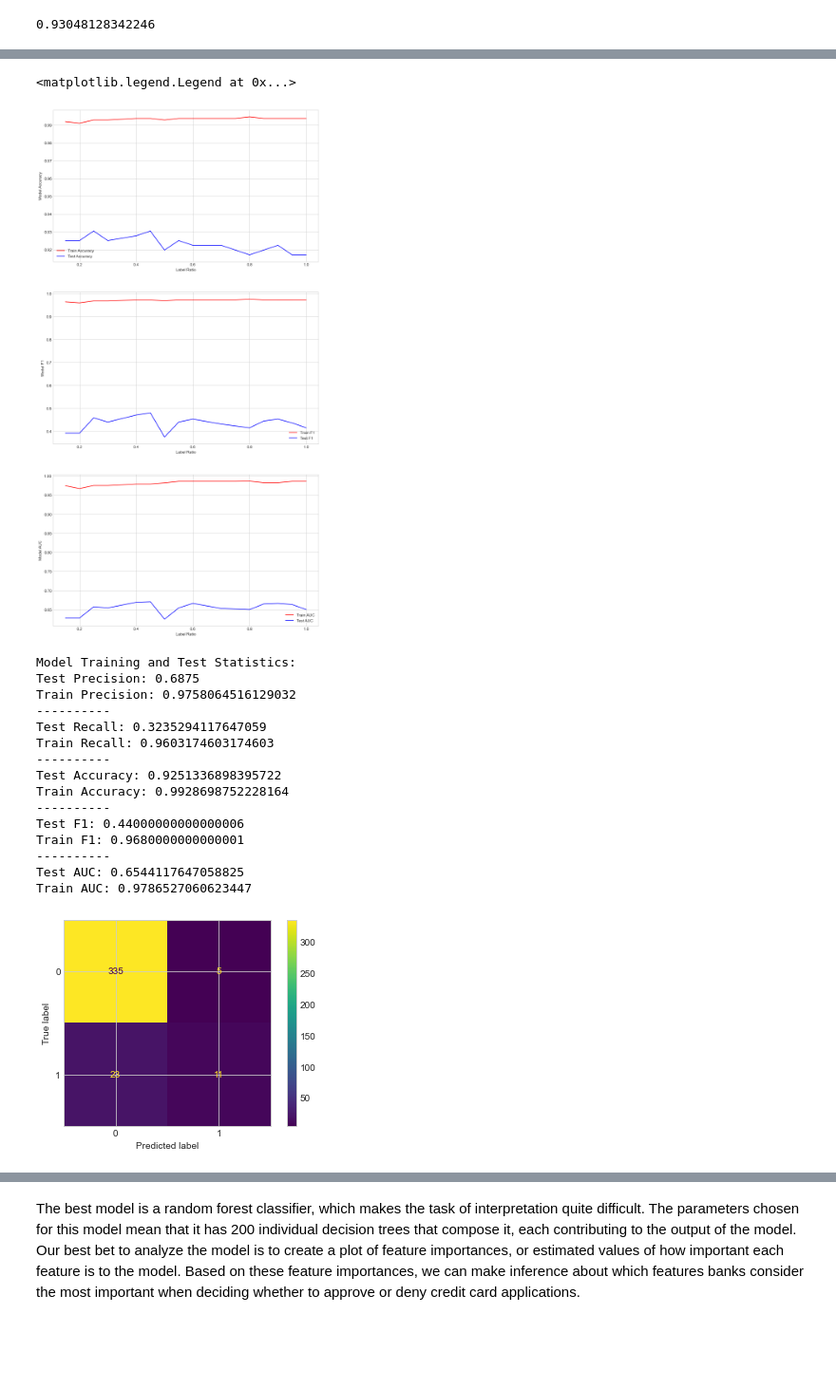
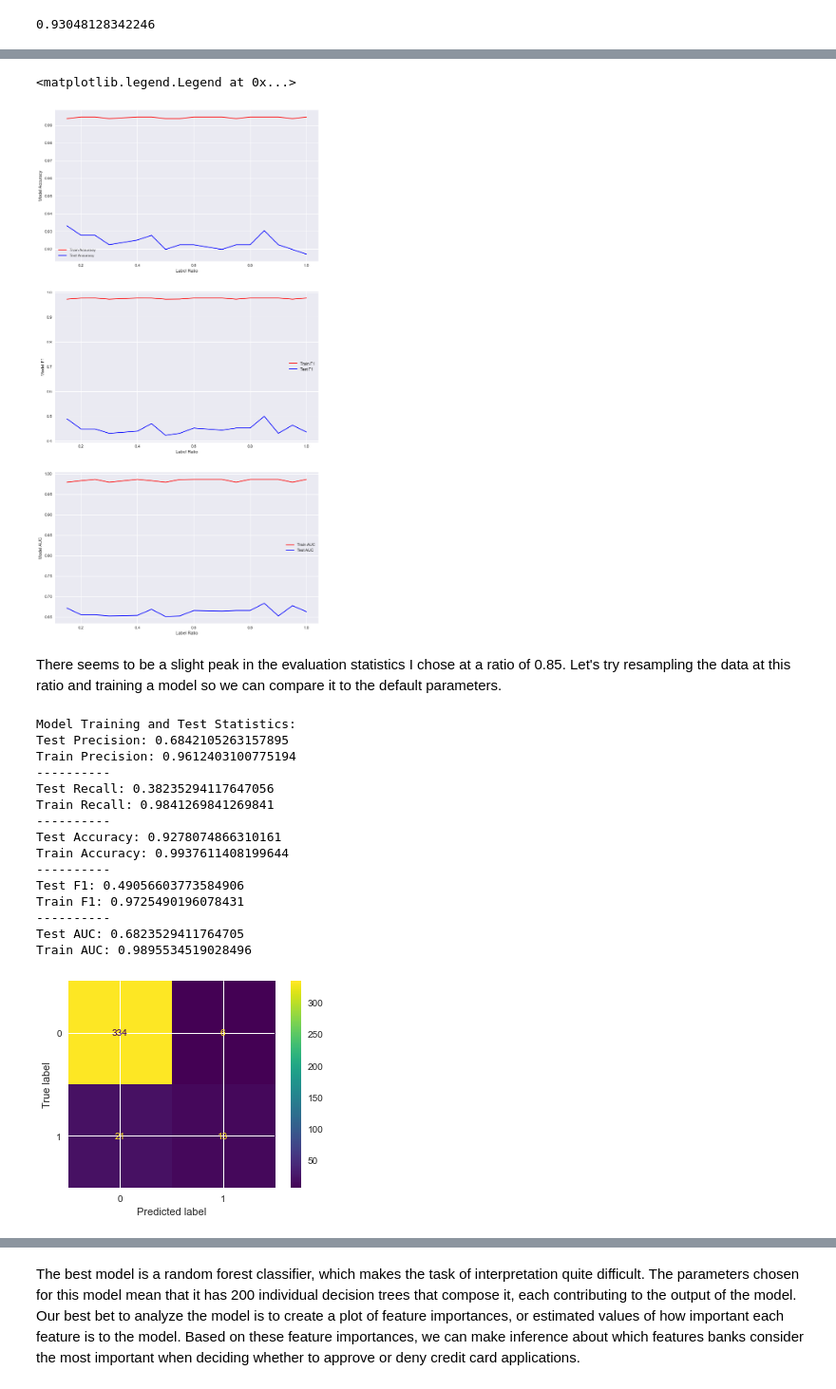
Before and after one commit to Davidkeebler/Credit_Card_Approvals_and_Denials_Prediction, a Jupyter notebook: Untitled.ipynb, the cells around one changed output, grey strips where cells are left out. Shown at 95% size. Drawn from its saved outputs; the diff is of its cells as text; code cells hidden in the pictures; blank space fills up the shorter version.

```diff
--- a/Untitled.ipynb
+++ b/Untitled.ipynb
@@ -49,5 +51,5 @@ from sklearn.metrics import precision_score, recall_score, accuracy_score, f1_sc
 
 from imblearn.over_sampling import SMOTE
 
-plt.style.use('seaborn-whitegrid')
+plt.style.use('seaborn')
 %matplotlib inline
@@ -801,6 +820,8 @@ We have determined that the random forest model is the best type of model for th
 # %%
+# Declare a list of ratios to test
 ratios = [0.15, 0.2, 0.25, 0.3, 0.4, 0.45, 0.5, 0.55, 0.6, 0.7, 0.75, 0.8, 0.85, 0.9, 0.95, 1]
 
+# Create empty lists that results will be appended to
 train_accuracy = []
 train_f1 = []
 train_auc = []
@@ -810,10 +831,13 @@ test_f1 = []
 test_auc = []
 
 for ratio in ratios:
+    # Resample the data with the given ratio
     X_train_resampled, y_train_resampled = SMOTE(sampling_strategy=ratio, random_state=SEED).fit_resample(X_train, y_train)
-    random_forest = RandomForestClassifier(criterion='gini', max_depth=20, n_estimators=200)
+    # Fit a new model with the default parameters and the new resampled data
+    random_forest = RandomForestClassifier(criterion='entropy', random_state=SEED)
     random_forest.fit(X_train_resampled, y_train_resampled)
 
+    # Calculate evaluation statistics and append them to the lists created outside of the loop so that they can be graphed
     test_pred = random_forest.predict(X_test)
     train_pred = random_forest.predict(X_train)
 
@@ -853,27 +877,29 @@ ax3.set_ylabel('Model AUC')
 ax3.legend()
 # %% [output]
 <matplotlib.legend.Legend at 0x...>
-[figure, old version]
+[figure, new version]
+# %% [markdown]
+There seems to be a slight peak in the evaluation statistics I chose at a ratio of 0.85. Let's try resampling the data at this ratio and training a model so we can compare it to the default parameters.
 # %%
-X_train_06, y_train_06 = SMOTE(sampling_strategy=0.6).fit_resample(X_train, y_train)
+X_train_085, y_train_085 = SMOTE(sampling_strategy=0.85).fit_resample(X_train, y_train)
 # %%
-random_forest06 = RandomForestClassifier(criterion='gini', max_depth=20, n_estimators=200)
-random_forest06.fit(X_train_06, y_train_06)
-model_eval_tree(random_forest06, X_train, X_test, y_train, y_test)
+random_forest085 = RandomForestClassifier(criterion='gini', max_depth=20, n_estimators=200)
+random_forest085.fit(X_train_085, y_train_085)
+model_eval_tree(random_forest085, X_train, X_test, y_train, y_test)
 # %% [output]
 Model Training and Test Statistics:
-Test Precision: 0.6875
-Train Precision: 0.9758064516129032
+Test Precision: 0.6842105263157895
+Train Precision: 0.9612403100775194
 ----------
-Test Recall: 0.3235294117647059
-Train Recall: 0.9603174603174603
+Test Recall: 0.38235294117647056
+Train Recall: 0.9841269841269841
 ----------
-Test Accuracy: 0.9251336898395722
-Train Accuracy: 0.9928698752228164
+Test Accuracy: 0.9278074866310161
+Train Accuracy: 0.9937611408199644
 ----------
-Test F1: 0.44000000000000006
-Train F1: 0.9680000000000001
+Test F1: 0.49056603773584906
+Train F1: 0.9725490196078431
 ----------
-Test AUC: 0.6544117647058825
-Train AUC: 0.9786527060623447
+Test AUC: 0.6823529411764705
+Train AUC: 0.9895534519028496
-[figure, old version]
+[figure, new version]
```
Also changed, not shown: parts of 42 cells of this notebook.
